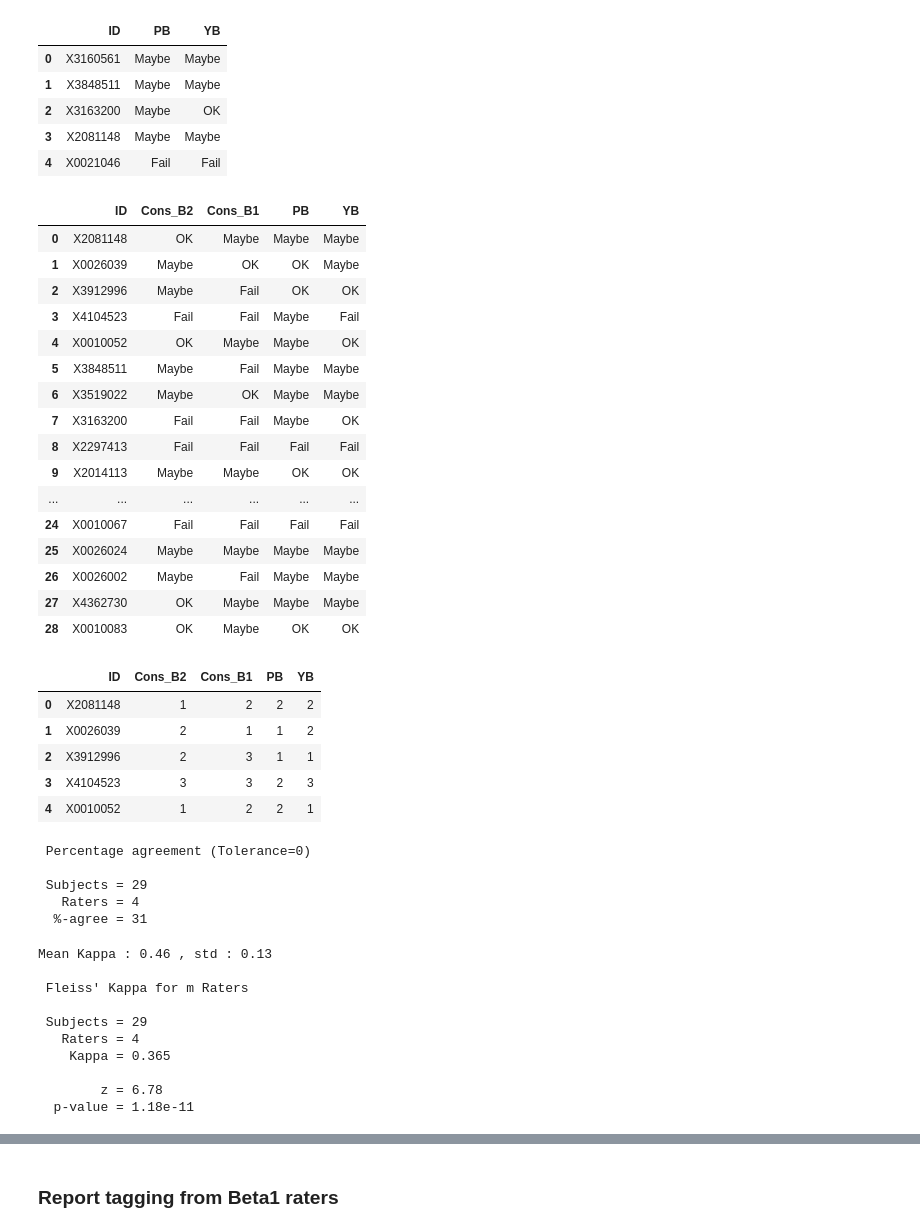
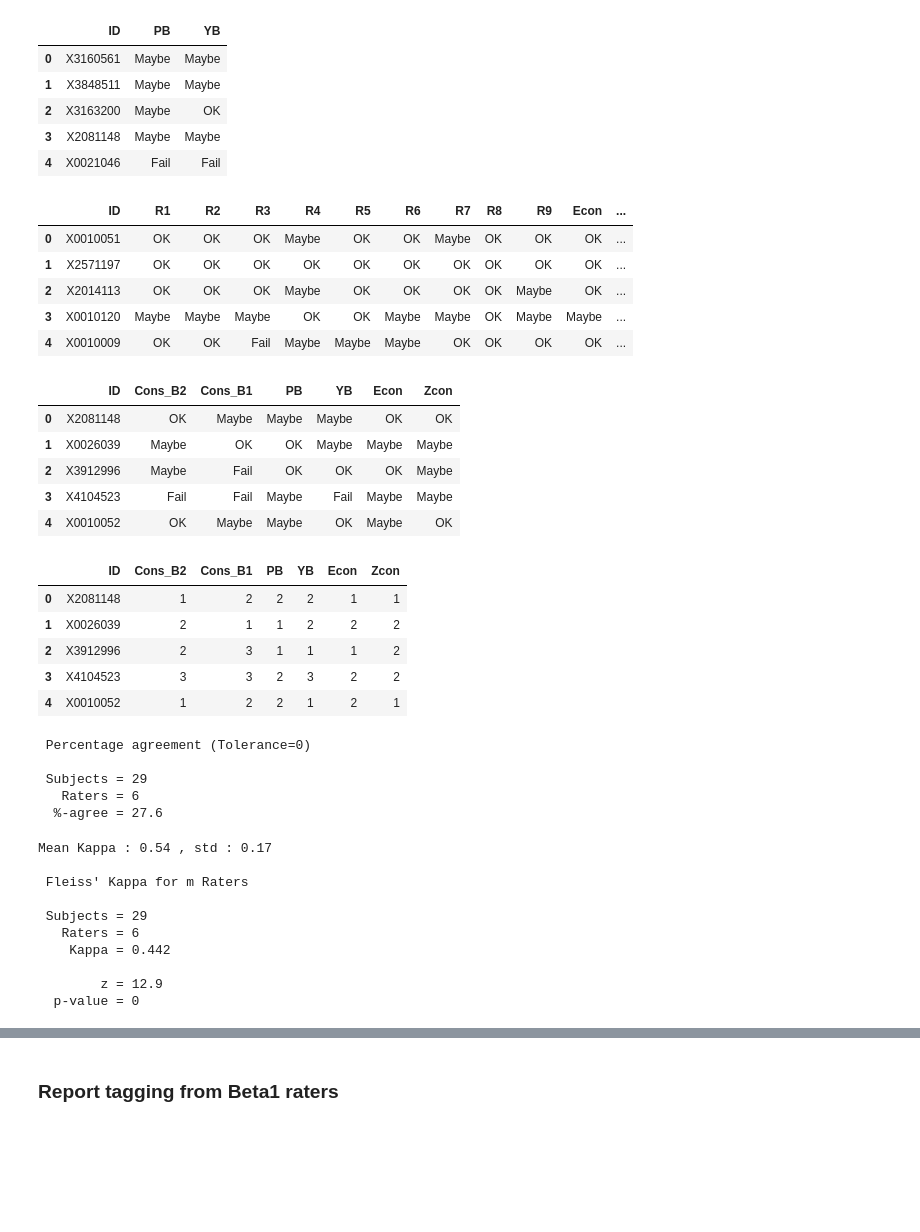
Before and after one commit to SIMEXP/brain_match, a Jupyter notebook: notebooks/Beta2_zooniverse_QC_results.ipynb, the cells around one changed output, grey strips where cells are left out. Cells and saved outputs as stored; diff of their text form; code cells hidden in the pictures; blank space fills up the shorter version.

```diff
--- a/notebooks/Beta2_zooniverse_QC_results.ipynb
+++ b/notebooks/Beta2_zooniverse_QC_results.ipynb
@@ -504,41 +514,40 @@ pilot2.head()
 | 2 | X3163200 | Maybe | OK |
 | 3 | X2081148 | Maybe | Maybe |
 | 4 | X0021046 | Fail | Fail |
+# %%
+full_launch = pd.read_csv('../data/rating/all_experts_ratings.csv')
+full_launch.head()
+# %% [output]
+|  | ID | R1 | R2 | R3 | R4 | R5 | R6 | R7 | R8 | R9 | Econ | ... |
+| 0 | X0010051 | OK | OK | OK | Maybe | OK | OK | Maybe | OK | OK | OK | ... |
+| 1 | X2571197 | OK | OK | OK | OK | OK | OK | OK | OK | OK | OK | ... |
+| 2 | X2014113 | OK | OK | OK | Maybe | OK | OK | OK | OK | Maybe | OK | ... |
+| 3 | X0010120 | Maybe | Maybe | Maybe | OK | OK | Maybe | Maybe | OK | Maybe | Maybe | ... |
+| 4 | X0010009 | OK | OK | Fail | Maybe | Maybe | Maybe | OK | OK | OK | OK | ... |
 # %%
 # Merge
-dfs = [df_norm[['ID','concensus_NoExp']],beta1,pilot2]
+dfs = [df_norm[['ID','concensus_NoExp']],beta1,pilot2,full_launch[['ID','Econ','Zcon']]]
 merge_ratings = reduce(lambda left,right: pd.merge(left,right,how='inner',on='ID'), dfs).apply(lambda x: x.str.strip() if x.dtype == "object" else x)
-merge_ratings.rename(columns={'concensus_NoExp':'Cons_B2'},inplace=True)
-merge_ratings
+merge_ratings.rename(columns={'concensus_NoExp':'Zcon_B2',''},inplace=True)
+merge_ratings.head()
 # %% [output]
-|  | ID | Cons_B2 | Cons_B1 | PB | YB |
-| 0 | X2081148 | OK | Maybe | Maybe | Maybe |
-| 1 | X0026039 | Maybe | OK | OK | Maybe |
-| 2 | X3912996 | Maybe | Fail | OK | OK |
-| 3 | X4104523 | Fail | Fail | Maybe | Fail |
-| 4 | X0010052 | OK | Maybe | Maybe | OK |
-| 5 | X3848511 | Maybe | Fail | Maybe | Maybe |
-| 6 | X3519022 | Maybe | OK | Maybe | Maybe |
-| 7 | X3163200 | Fail | Fail | Maybe | OK |
-| 8 | X2297413 | Fail | Fail | Fail | Fail |
-| 9 | X2014113 | Maybe | Maybe | OK | OK |
-| ... | ... | ... | ... | ... | ... |
-| 24 | X0010067 | Fail | Fail | Fail | Fail |
-| 25 | X0026024 | Maybe | Maybe | Maybe | Maybe |
-| 26 | X0026002 | Maybe | Fail | Maybe | Maybe |
-| 27 | X4362730 | OK | Maybe | Maybe | Maybe |
-| 28 | X0010083 | OK | Maybe | OK | OK |
+|  | ID | Cons_B2 | Cons_B1 | PB | YB | Econ | Zcon |
+| 0 | X2081148 | OK | Maybe | Maybe | Maybe | OK | OK |
+| 1 | X0026039 | Maybe | OK | OK | Maybe | Maybe | Maybe |
+| 2 | X3912996 | Maybe | Fail | OK | OK | OK | Maybe |
+| 3 | X4104523 | Fail | Fail | Maybe | Fail | Maybe | Maybe |
+| 4 | X0010052 | OK | Maybe | Maybe | OK | Maybe | OK |
 # %%
 # Replace OK with 1 , Maybe with 2 and Fail with 3
 merge_ratings.replace({'OK':1,'Maybe':2, 'Fail':3}, inplace=True)
 merge_ratings.head()
 # %% [output]
-|  | ID | Cons_B2 | Cons_B1 | PB | YB |
-| 0 | X2081148 | 1 | 2 | 2 | 2 |
-| 1 | X0026039 | 2 | 1 | 1 | 2 |
-| 2 | X3912996 | 2 | 3 | 1 | 1 |
-| 3 | X4104523 | 3 | 3 | 2 | 3 |
-| 4 | X0010052 | 1 | 2 | 2 | 1 |
+|  | ID | Cons_B2 | Cons_B1 | PB | YB | Econ | Zcon |
+| 0 | X2081148 | 1 | 2 | 2 | 2 | 1 | 1 |
+| 1 | X0026039 | 2 | 1 | 1 | 2 | 2 | 2 |
+| 2 | X3912996 | 2 | 3 | 1 | 1 | 1 | 2 |
+| 3 | X4104523 | 3 | 3 | 2 | 3 | 2 | 2 |
+| 4 | X0010052 | 1 | 2 | 2 | 1 | 2 | 1 |
 # %%
 %%R
 suppressPackageStartupMessages(library(dplyr))
@@ -554,8 +563,8 @@ print(agree_n)
  Percentage agreement (Tolerance=0)
 
  Subjects = 29
-   Raters = 4
-  %-agree = 31
+   Raters = 6
+  %-agree = 27.6
 # %%
 # FDR correction
 from statsmodels.sandbox.stats import multicomp as smi
@@ -604,16 +613,16 @@ print('Mean Kappa : {0:.2f} , std : {1:.2f}\n'.format(mean_kap, std_kap))
 fleiss_kappa = %R kappam.fleiss(kappa_df,c(0,1,2))
 print(fleiss_kappa)
 # %% [output]
-Mean Kappa : 0.46 , std : 0.13
+Mean Kappa : 0.54 , std : 0.17
 
  Fleiss' Kappa for m Raters
 
  Subjects = 29
-   Raters = 4
-    Kappa = 0.365
+   Raters = 6
+    Kappa = 0.442
 
-        z = 6.78
-  p-value = 1.18e-11
+        z = 12.9
+  p-value = 0
 # %%
 # Plot kappa matrix
 kappa_out = pd.DataFrame(kappa_store,
```
Also changed, not shown: parts of 9 cells of this notebook, 27 other files.
